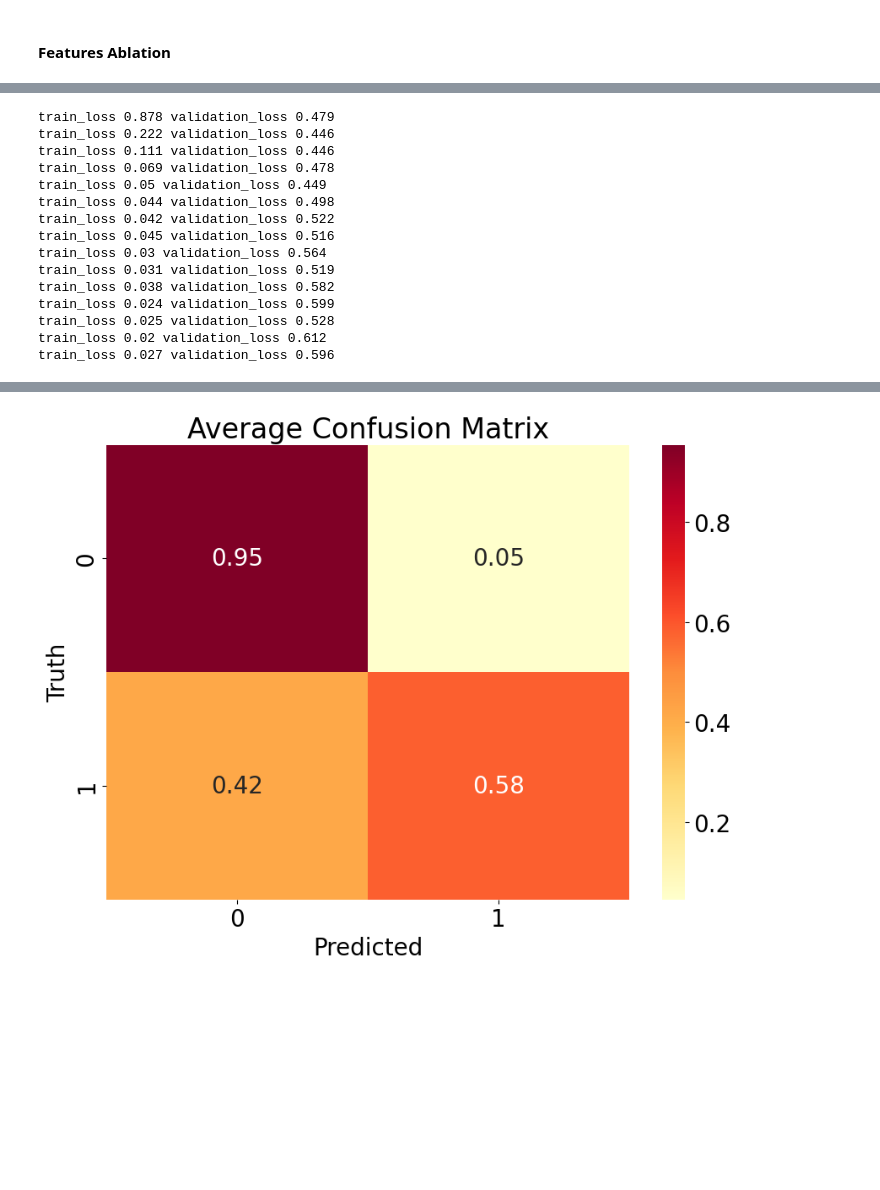
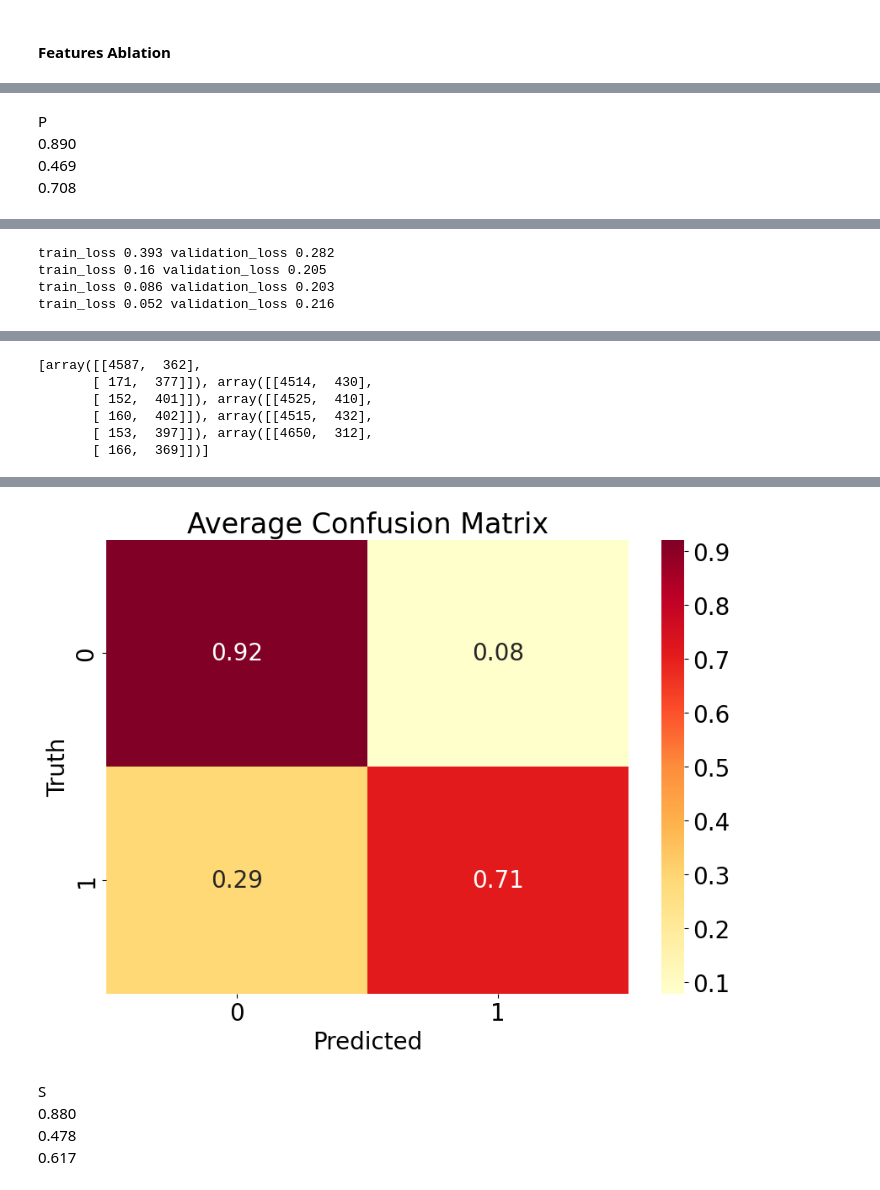
Before and after one commit to Peneapple/SRDP, a Jupyter notebook: Code/Performance_AblationTest.ipynb, the cells around one changed output, grey strips where cells are left out. Saved outputs shown, nothing was run; the diff lists cells and outputs as text; code cells hidden in the pictures; blank space fills up the shorter version.

```diff
--- a/Code/Performance_AblationTest.ipynb
+++ b/Code/Performance_AblationTest.ipynb
@@ -51,14 +84,14 @@ import random
 
 Non_SR = {}
 random.seed(127)
-for i in range(30001):
-    a = random.randint(0, 19852)
-    b = random.randint(0, 19852)
+for i in range(27490-2749):
+    a = random.randint(0, 19488)
+    b = random.randint(0, 19488)
     while a == b:
-        b = random.randint(0, 19852)
-    if (cds_gene_list[a], cds_gene_list[b]) not in SR:
+        b = random.randint(0, 19488)
+    if (common_list[a], common_list[b]) not in SR:
 
-        Non_SR[cds_gene_list[a], cds_gene_list[b]] = 0
+        Non_SR[common_list[a], common_list[b]] = 0
 
 print(len(Non_SR))
 # %% [output]
@@ -833,5 +641,5 @@ train_loss 0.169 validation_loss 0.223
 # %%
-# P 0.892
+# P 0.890
 X = []
 y = []
 from tqdm import tqdm
@@ -893,8 +701,12 @@ for i in range(5):
     X_test, y_test = zip(*test_data)
     X_train, y_train = zip(*train_data)
 
+    scaler = StandardScaler()
+    X_train = scaler.fit_transform(X_train)
+    X_test = scaler.transform(X_test)
+
     # Run the MLP model
-    num_train_epochs = 15
+    num_train_epochs = 4
     model, train_losses, validation_losses = run_MLP(
         X_train, X_test, y_train, y_test, batch_size=100,
         learning_rate=1e-4, weight_decay=1e-3, num_train_epochs=num_train_epochs)
@@ -912,15 +724,21 @@ for i in range(5):
     # Predict probabilities for the test data
     probs = model.predict_proba(X_test)
 
+    # Change the threshold
+    threshold = 0.2
+    y_pred = np.where(probs[:,1] > threshold, 1, 0)
+
     # Calculate the ROC curve and AUC
     fpr, tpr, thresholds = roc_curve(y_test, probs[:, 1])
     roc_auc = auc(fpr, tpr)
     roc_data.append((fpr, tpr, roc_auc))
 
     # Calculate confusion matrix
-    y_pred = model.predict(X_test)
+    #y_pred = model.predict(X_test)
     cm = confusion_matrix(y_test, y_pred)
     cms.append(cm)
+
+print(cms)
 
 # Plot all AUCs
 plt.figure(figsize=(7, 5))
@@ -1035,5 +804,10 @@ train_loss 0.045 validation_loss 0.233
+# %% [markdown]
+P \
+0.890\
+0.469\
+0.708
 # %%
-# S 0.860
+# S
 X = []
 y = []
 from tqdm import tqdm
@@ -1095,8 +869,12 @@ for i in range(5):
     X_test, y_test = zip(*test_data)
     X_train, y_train = zip(*train_data)
 
+    scaler = StandardScaler()
+    X_train = scaler.fit_transform(X_train)
+    X_test = scaler.transform(X_test)
+
     # Run the MLP model
-    num_train_epochs = 15
+    num_train_epochs = 4
     model, train_losses, validation_losses = run_MLP(
         X_train, X_test, y_train, y_test, batch_size=100,
         learning_rate=1e-4, weight_decay=1e-3, num_train_epochs=num_train_epochs)
@@ -1114,17 +892,22 @@ for i in range(5):
     # Predict probabilities for the test data
     probs = model.predict_proba(X_test)
 
+    # Change the threshold
+    threshold = 0.2
+    y_pred = np.where(probs[:,1] > threshold, 1, 0)
+
     # Calculate the ROC curve and AUC
     fpr, tpr, thresholds = roc_curve(y_test, probs[:, 1])
     roc_auc = auc(fpr, tpr)
     roc_data.append((fpr, tpr, roc_auc))
 
     # Calculate confusion matrix
-    y_pred = model.predict(X_test)
+    #y_pred = model.predict(X_test)
     cm = confusion_matrix(y_test, y_pred)
     cms.append(cm)
 
 # Plot all AUCs
+print(cms)
 plt.figure(figsize=(7, 5))
 for i, (fpr, tpr, roc_auc) in enumerate(roc_data):
     plt.plot(fpr, tpr, label=f'ROC curve {i+1} (area = {roc_auc:.2f})')
@@ -1219,15 +958,4 @@ train_loss 0.028 validation_loss 0.59
-train_loss 0.878 validation_loss 0.479
-train_loss 0.222 validation_loss 0.446
-train_loss 0.111 validation_loss 0.446
-train_loss 0.069 validation_loss 0.478
-train_loss 0.05 validation_loss 0.449
-train_loss 0.044 validation_loss 0.498
-train_loss 0.042 validation_loss 0.522
-train_loss 0.045 validation_loss 0.516
-train_loss 0.03 validation_loss 0.564
-train_loss 0.031 validation_loss 0.519
-train_loss 0.038 validation_loss 0.582
-train_loss 0.024 validation_loss 0.599
-train_loss 0.025 validation_loss 0.528
-train_loss 0.02 validation_loss 0.612
-train_loss 0.027 validation_loss 0.596
+train_loss 0.393 validation_loss 0.282
+train_loss 0.16 validation_loss 0.205
+train_loss 0.086 validation_loss 0.203
+train_loss 0.052 validation_loss 0.216
@@ -1234,0 +963,6 @@ train_loss 0.027 validation_loss 0.596
+[array([[4587,  362],
+       [ 171,  377]]), array([[4514,  430],
+       [ 152,  401]]), array([[4525,  410],
+       [ 160,  402]]), array([[4515,  432],
+       [ 153,  397]]), array([[4650,  312],
+       [ 166,  369]])]
@@ -1236,2 +970,7 @@ train_loss 0.027 validation_loss 0.596
-[figure, old version]
+[figure, new version]
+# %% [markdown]
+S\
+0.880\
+0.478\
+0.617
 # %%
```
Also changed, not shown: parts of 34 cells of this notebook, 3 other files.
